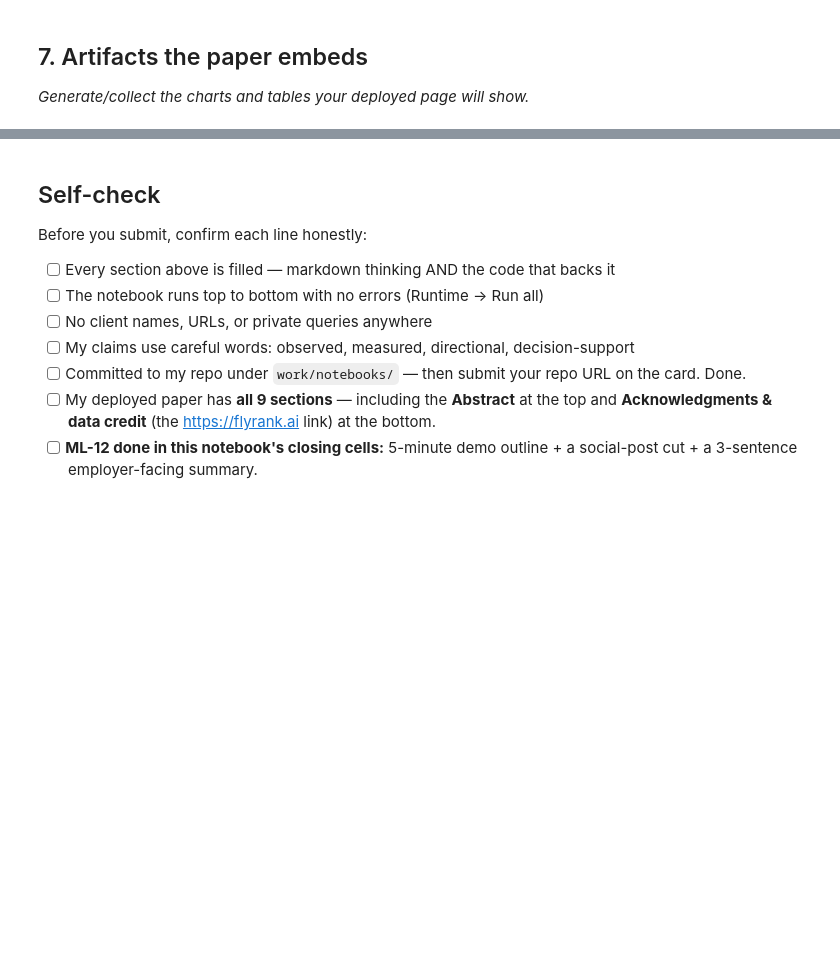
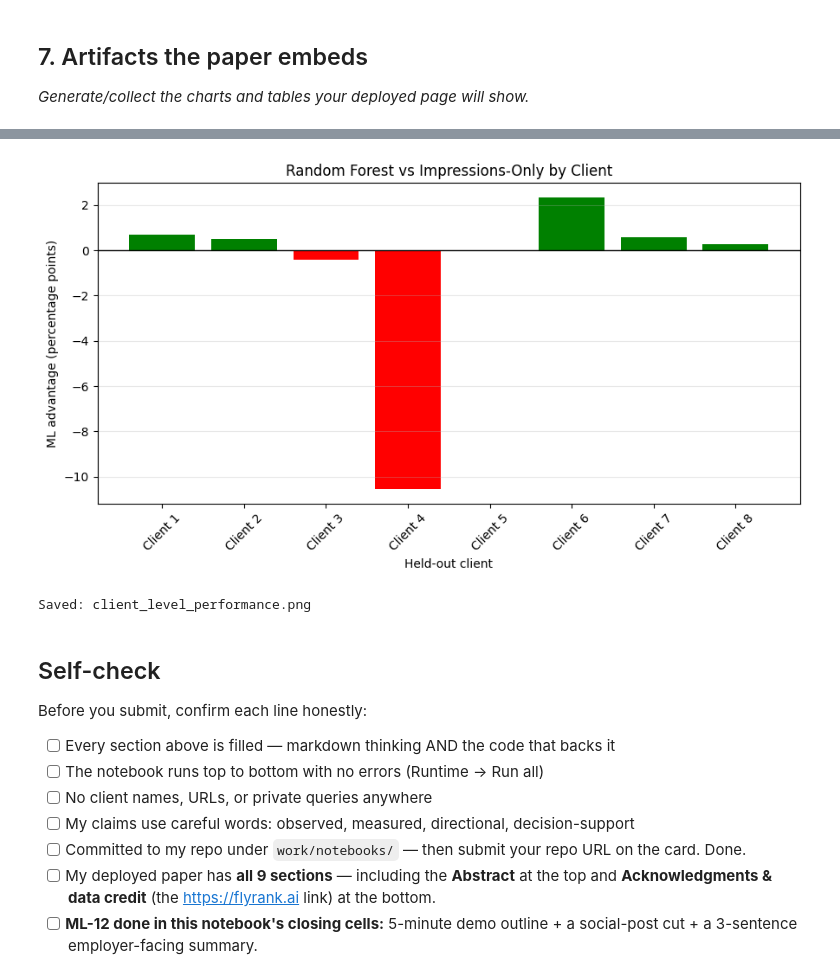
Before and after one commit to barak-hub/flyrank-ml-internship, a Jupyter notebook: work/notebooks/capstone.ipynb, the cells around one changed output, grey strips where cells are left out. Cells and saved outputs as stored; diff of their text form; code cells hidden in the pictures; blank space fills up the shorter version.

```diff
--- a/work/notebooks/capstone.ipynb
+++ b/work/notebooks/capstone.ipynb
@@ -37,3 +2030,44 @@ This skeleton is yours to fill. Work the sections **in order** — each one has
+# %%
+
+# Step 41: Visualize client-level ML performance
+
+import matplotlib.pyplot as plt
+
+chart_data = client_results_export.copy()
+
+plt.figure(figsize=(9, 5))
+
+bars = plt.bar(
+    chart_data["client"],
+    chart_data["ml_advantage_pp"],
+    color=[
+        "green" if value > 0 else "red"
+        for value in chart_data["ml_advantage_pp"]
+    ]
+)
+
+plt.axhline(0, color="black", linewidth=1)
+
+plt.xlabel("Held-out client")
+plt.ylabel("ML advantage (percentage points)")
+plt.title("Random Forest vs Impressions-Only by Client")
+
+plt.xticks(rotation=45)
+plt.grid(axis="y", alpha=0.3)
+plt.tight_layout()
+
+plt.savefig(
+    "client_level_performance.png",
+    dpi=300,
+    bbox_inches="tight"
+)
+
+plt.show()
+
+print("Saved: client_level_performance.png")
+# %% [output]
+[figure, added]
+Saved: client_level_performance.png
 # %% [markdown]
 ## Self-check
 
```
Also changed, not shown: parts of 47 cells of this notebook.
